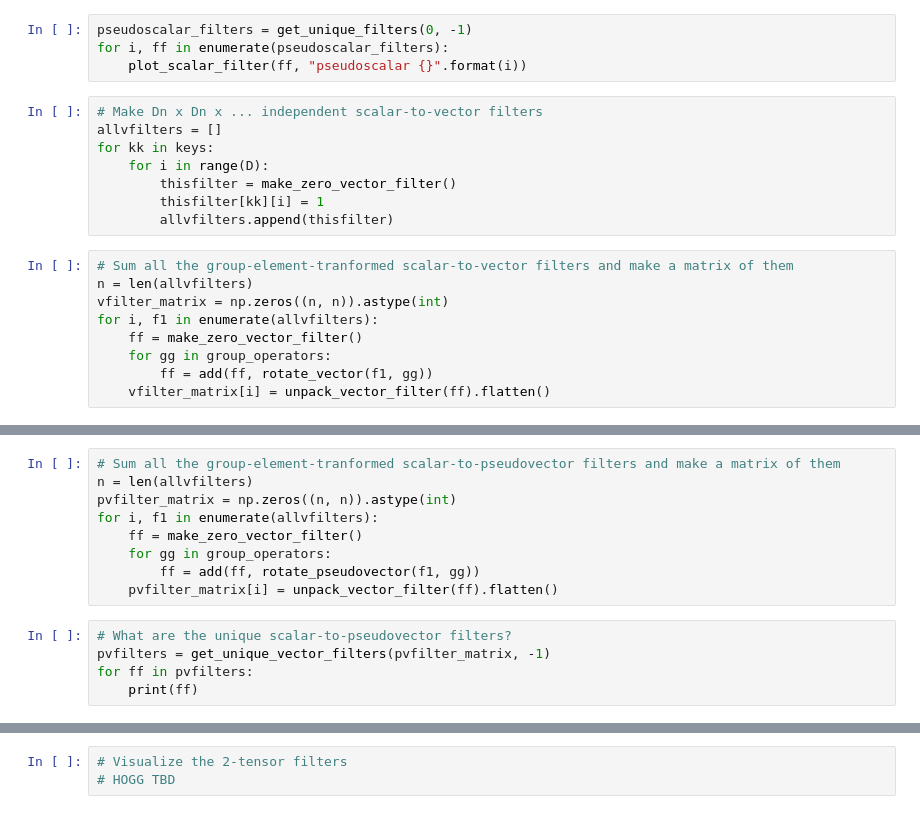
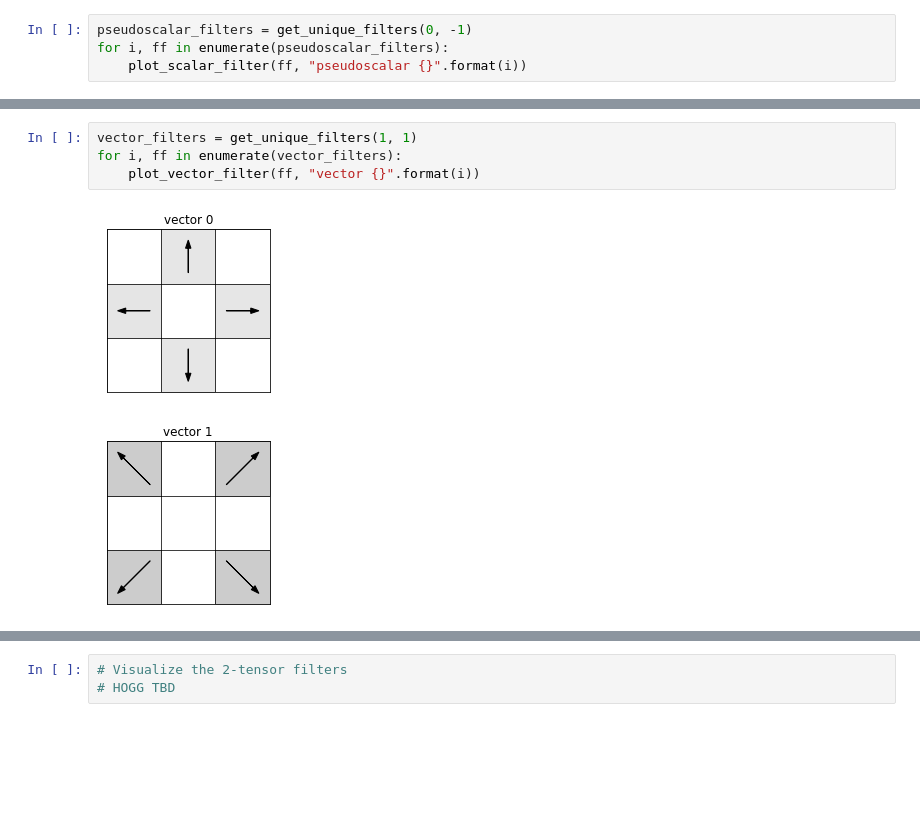
Before and after one commit to davidwhogg/GeometricConvolutions, a Jupyter notebook: ipynb/group_averaging.ipynb, the cells around one changed output, grey strips where cells are left out. Cells and saved outputs as stored; diff of their text form; blank space fills up the shorter version.

```diff
--- a/ipynb/group_averaging.ipynb
+++ b/ipynb/group_averaging.ipynb
@@ -389,20 +457,3 @@ for i, ff in enumerate(scalar_filters):
 pseudoscalar_filters = get_unique_filters(0, -1)
 for i, ff in enumerate(pseudoscalar_filters):
     plot_scalar_filter(ff, "pseudoscalar {}".format(i))
-# %%
-# Make Dn x Dn x ... independent scalar-to-vector filters
-allvfilters = []
-for kk in keys:
-    for i in range(D):
-        thisfilter = make_zero_vector_filter()
-        thisfilter[kk][i] = 1
-        allvfilters.append(thisfilter)
-# %%
-# Sum all the group-element-tranformed scalar-to-vector filters and make a matrix of them
-n = len(allvfilters)
-vfilter_matrix = np.zeros((n, n)).astype(int)
-for i, f1 in enumerate(allvfilters):
-    ff = make_zero_vector_filter()
-    for gg in group_operators:
-        ff = add(ff, rotate_vector(f1, gg))
-    vfilter_matrix[i] = unpack_vector_filter(ff).flatten()
@@ -440,15 +460,8 @@ for ff in vfilters:
-# %%
-# Sum all the group-element-tranformed scalar-to-pseudovector filters and make a matrix of them
-n = len(allvfilters)
-pvfilter_matrix = np.zeros((n, n)).astype(int)
-for i, f1 in enumerate(allvfilters):
-    ff = make_zero_vector_filter()
-    for gg in group_operators:
-        ff = add(ff, rotate_pseudovector(f1, gg))
-    pvfilter_matrix[i] = unpack_vector_filter(ff).flatten()
-# %%
-# What are the unique scalar-to-pseudovector filters?
-pvfilters = get_unique_vector_filters(pvfilter_matrix, -1)
-for ff in pvfilters:
-    print(ff)
+# %%
+vector_filters = get_unique_filters(1, 1)
+for i, ff in enumerate(vector_filters):
+    plot_vector_filter(ff, "vector {}".format(i))
+# %% [output]
+[figure, added]
+[figure, added]
 # %%
```
Also changed, not shown: parts of 44 cells of this notebook.
